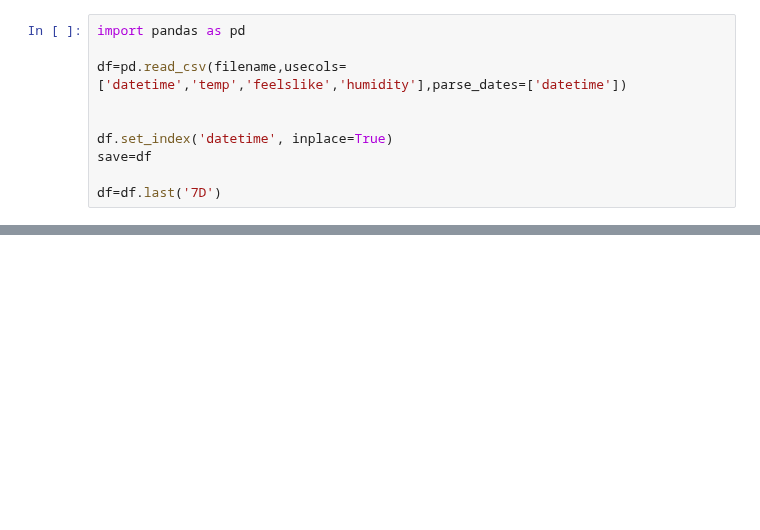
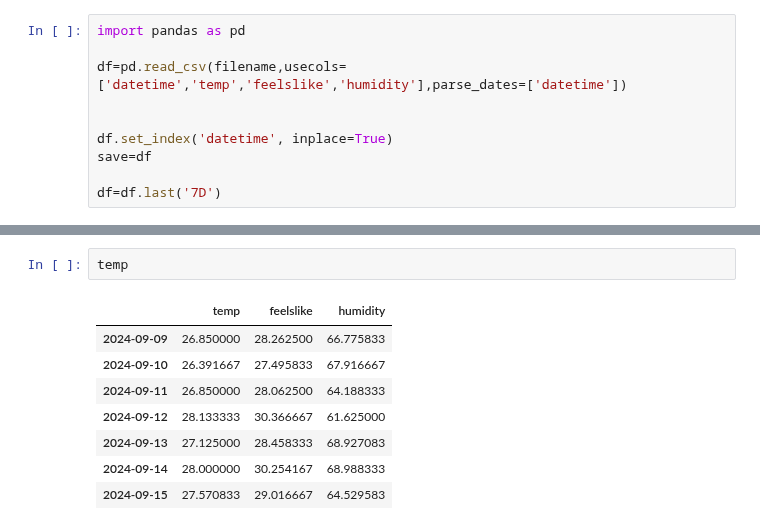
Before and after one commit to werowe/HypatiaAcademy, a Jupyter notebook: stats/current_weather.ipynb, the cells around one changed output, grey strips where cells are left out. Drawn from its saved outputs; the diff is of its cells as text; blank space fills up the shorter version.

```diff
--- a/stats/current_weather.ipynb
+++ b/stats/current_weather.ipynb
@@ -146,0 +151,11 @@ df
+# %%
+temp
+# %% [output]
+|  | temp | feelslike | humidity |
+| 2024-09-09 | 26.850000 | 28.262500 | 66.775833 |
+| 2024-09-10 | 26.391667 | 27.495833 | 67.916667 |
+| 2024-09-11 | 26.850000 | 28.062500 | 64.188333 |
+| 2024-09-12 | 28.133333 | 30.366667 | 61.625000 |
+| 2024-09-13 | 27.125000 | 28.458333 | 68.927083 |
+| 2024-09-14 | 28.000000 | 30.254167 | 68.988333 |
+| 2024-09-15 | 27.570833 | 29.016667 | 64.529583 |
```
Also changed, not shown: parts of 6 cells of this notebook.
